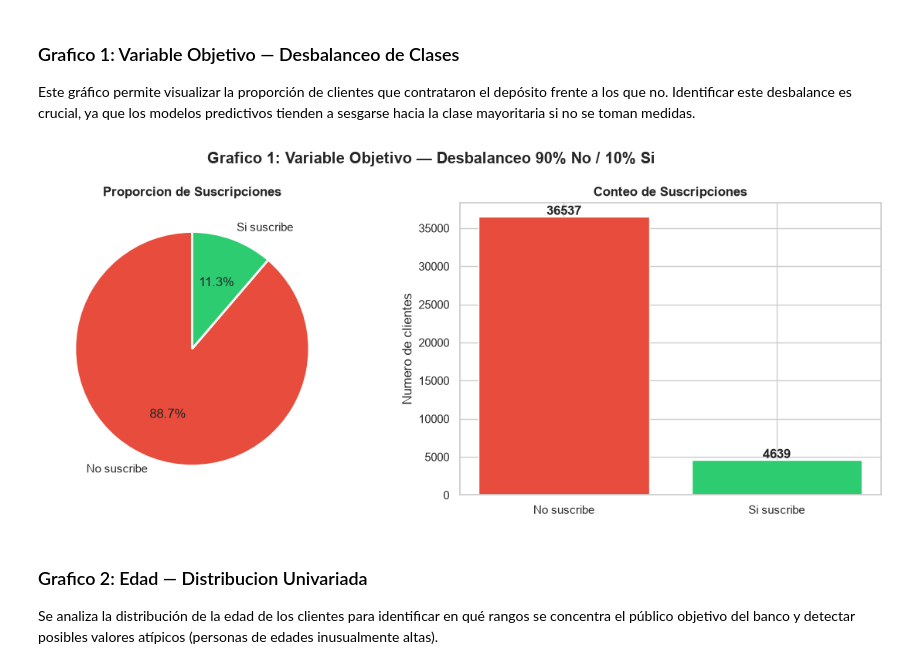
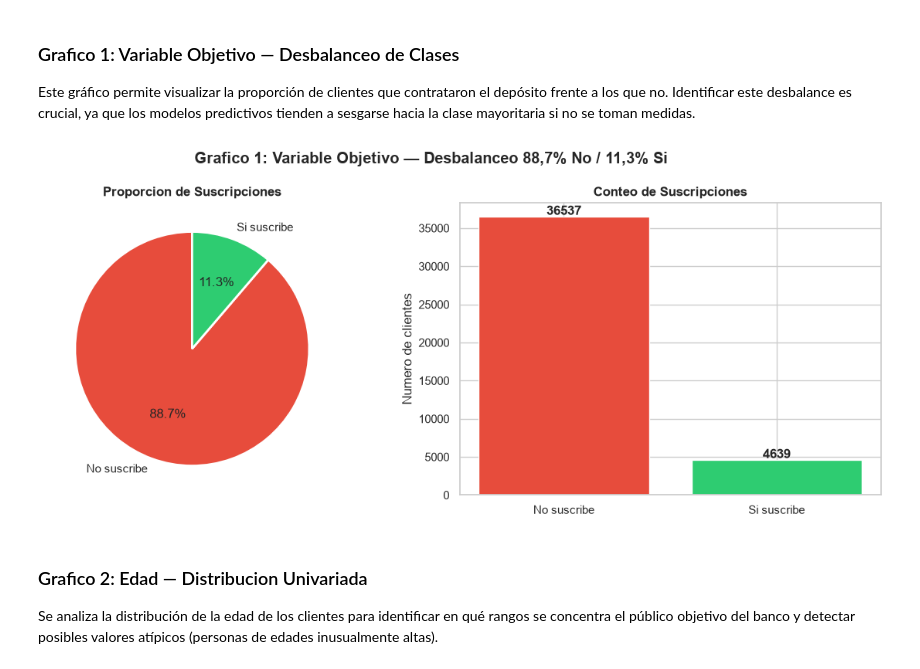
Before and after one commit to carlos31255/Ev3_preprocesamiento_banco, a Jupyter notebook: EV4_Analisis Exploratorio.ipynb, the cells around one changed output. Saved outputs shown, nothing was run; the diff lists cells and outputs as text; code cells hidden in the pictures.

```diff
--- a/EV4_Analisis Exploratorio.ipynb
+++ b/EV4_Analisis Exploratorio.ipynb
@@ -110,22 +110,22 @@ Este gráfico permite visualizar la proporción de clientes que contrataron el d
 # %%
 fig, axes = plt.subplots(1, 2, figsize=(12, 5))
 conteo = df['deposito_plazo'].value_counts()
 colores = ['#e74c3c','#2ecc71']
 axes[0].pie(conteo.values, labels=['No suscribe','Si suscribe'],
             autopct='%1.1f%%', colors=colores, startangle=90,
             wedgeprops=dict(edgecolor='white', linewidth=2))
 axes[0].set_title('Proporcion de Suscripciones', fontweight='bold')
 axes[1].bar(['No suscribe','Si suscribe'], conteo.values, color=colores, edgecolor='white')
 for i, val in enumerate(conteo.values):
     axes[1].text(i, val+200, str(val), ha='center', fontweight='bold')
 axes[1].set_ylabel('Numero de clientes')
 axes[1].set_title('Conteo de Suscripciones', fontweight='bold')
-plt.suptitle('Grafico 1: Variable Objetivo — Desbalanceo 90% No / 10% Si', fontweight='bold')
+plt.suptitle('Grafico 1: Variable Objetivo — Desbalanceo 88,7% No / 11,3% Si', fontweight='bold')
 plt.tight_layout()
 plt.savefig('graficos/univariado_variable_objetivo.png', bbox_inches='tight', dpi=150)
 plt.show()
 # %% [output]
-[figure, old version]
+[figure, new version]
 # %% [markdown]
 ### Grafico 2: Edad — Distribucion Univariada
 
```
Also changed, not shown: 1 other file.
